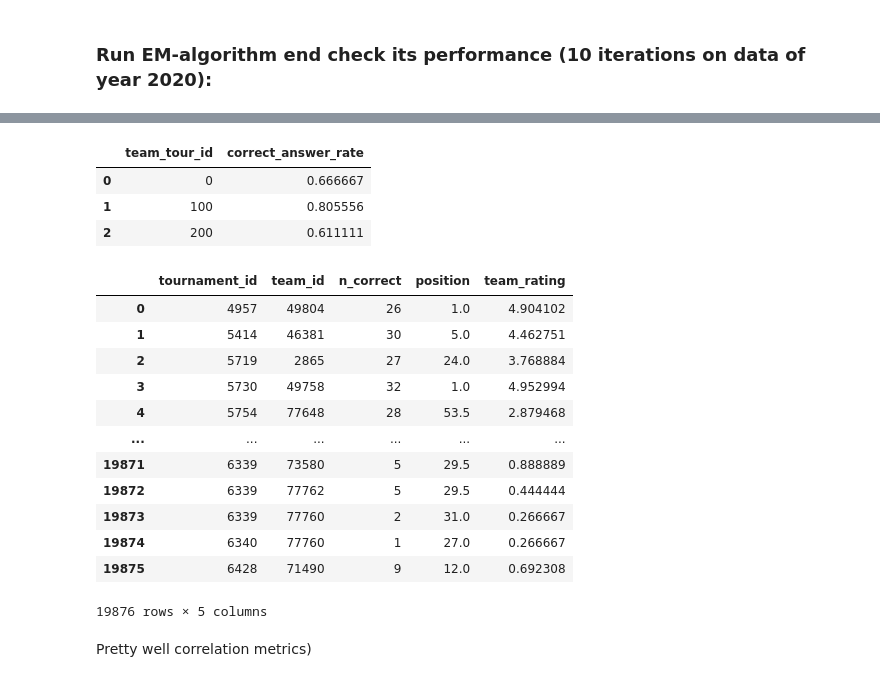
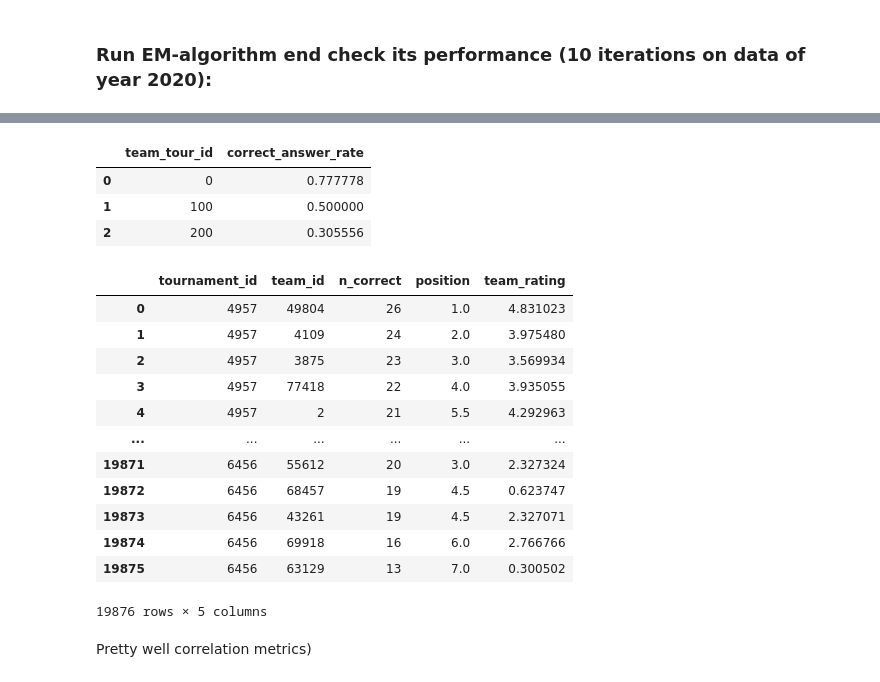
Before and after one commit to oortur/MADE, a Jupyter notebook: advancedml/HW_2_EM_algorithm_for_rating_system.ipynb, the cells around one changed output, grey strips where cells are left out. Saved outputs shown, nothing was run; the diff lists cells and outputs as text; code cells hidden in the pictures.

```diff
--- a/advancedml/HW_2_EM_algorithm_for_rating_system.ipynb
+++ b/advancedml/HW_2_EM_algorithm_for_rating_system.ipynb
@@ -27,7 +27,7 @@ Mounted at /content/drive/
 # %%
 %%time
 import os
-path = os.getcwd() + '/drive/MyDrive/Colab Notebooks/'
+path = os.getcwd() + '/drive/MyDrive/colab/'
 
 data_results = pd.read_pickle(path + 'results.pkl')
 data_players = pd.read_pickle(path + 'players.pkl')
@@ -394,6 +392,6 @@ def EM(data, n_iterations):
     return data, player_force
 # %%
 %%time
-em_data_2020 = prepare_data(games_2020)
-em_data_2020 = prepare_EM_data(em_data_2020)
+em_data_2019 = prepare_data(games_2019)
+em_data_2019 = prepare_EM_data(em_data_2019)
 # %% [output]
@@ -419,5 +417,5 @@ em_data_2020
 ### Run EM-algorithm end check its performance (10 iterations on data of year 2020):
 # %%
 %%time
-em_results_2020, player_force_em = EM(em_data_2020, n_iterations=10)
+em_results_2019, player_force_em = EM(em_data_2019, n_iterations=10)
 # %% [output]
@@ -455,28 +453,28 @@ This depend on team overall performance: in the table below we see that *team_to
 # %%
-em_results_2020[em_results_2020['team_tour_id'].isin([0, 100, 200])].groupby('team_tour_id')['answer'].mean().to_frame().reset_index().rename(columns={'answer': 'correct_answer_rate'})
+em_results_2019[em_results_2019['team_tour_id'].isin([0, 100, 200])].groupby('team_tour_id')['answer'].mean().to_frame().reset_index().rename(columns={'answer': 'correct_answer_rate'})
 # %% [output]
 |  | team_tour_id | correct_answer_rate |
-| 0 | 0 | 0.666667 |
-| 1 | 100 | 0.805556 |
-| 2 | 200 | 0.611111 |
+| 0 | 0 | 0.777778 |
+| 1 | 100 | 0.500000 |
+| 2 | 200 | 0.305556 |
 # %%
-test_results_em = pd.merge(data_2020[['tournament_id', 'team_id', 'n_correct', 'position', 'player_id']].drop_duplicates(), player_force_em, on='player_id')
+test_results_em = pd.merge(data_2020[['tournament_id', 'team_id', 'n_correct', 'position', 'player_id']].drop_duplicates(), player_force_em, on='player_id', how='left')
 team_rating_em = test_results_em.groupby(['tournament_id', 'team_id'])['player_force'].sum().to_frame().reset_index().rename(columns={'player_force': 'team_rating'})
 test_results_em = pd.merge(test_results_em[['tournament_id', 'team_id', 'n_correct', 'position']].drop_duplicates(), team_rating_em, on=['tournament_id', 'team_id'])
 test_results_em
 # %% [output]
 |  | tournament_id | team_id | n_correct | position | team_rating |
-| 0 | 4957 | 49804 | 26 | 1.0 | 4.904102 |
-| 1 | 5414 | 46381 | 30 | 5.0 | 4.462751 |
-| 2 | 5719 | 2865 | 27 | 24.0 | 3.768884 |
-| 3 | 5730 | 49758 | 32 | 1.0 | 4.952994 |
-| 4 | 5754 | 77648 | 28 | 53.5 | 2.879468 |
+| 0 | 4957 | 49804 | 26 | 1.0 | 4.831023 |
+| 1 | 4957 | 4109 | 24 | 2.0 | 3.975480 |
+| 2 | 4957 | 3875 | 23 | 3.0 | 3.569934 |
+| 3 | 4957 | 77418 | 22 | 4.0 | 3.935055 |
+| 4 | 4957 | 2 | 21 | 5.5 | 4.292963 |
 | ... | ... | ... | ... | ... | ... |
-| 19871 | 6339 | 73580 | 5 | 29.5 | 0.888889 |
-| 19872 | 6339 | 77762 | 5 | 29.5 | 0.444444 |
-| 19873 | 6339 | 77760 | 2 | 31.0 | 0.266667 |
-| 19874 | 6340 | 77760 | 1 | 27.0 | 0.266667 |
-| 19875 | 6428 | 71490 | 9 | 12.0 | 0.692308 |
+| 19871 | 6456 | 55612 | 20 | 3.0 | 2.327324 |
+| 19872 | 6456 | 68457 | 19 | 4.5 | 0.623747 |
+| 19873 | 6456 | 43261 | 19 | 4.5 | 2.327071 |
+| 19874 | 6456 | 69918 | 16 | 6.0 | 2.766766 |
+| 19875 | 6456 | 63129 | 13 | 7.0 | 0.300502 |
 19876 rows × 5 columns
 # %% [markdown]
 Pretty well correlation metrics)
```
Also changed, not shown: parts of 18 cells of this notebook, 1 other file.
